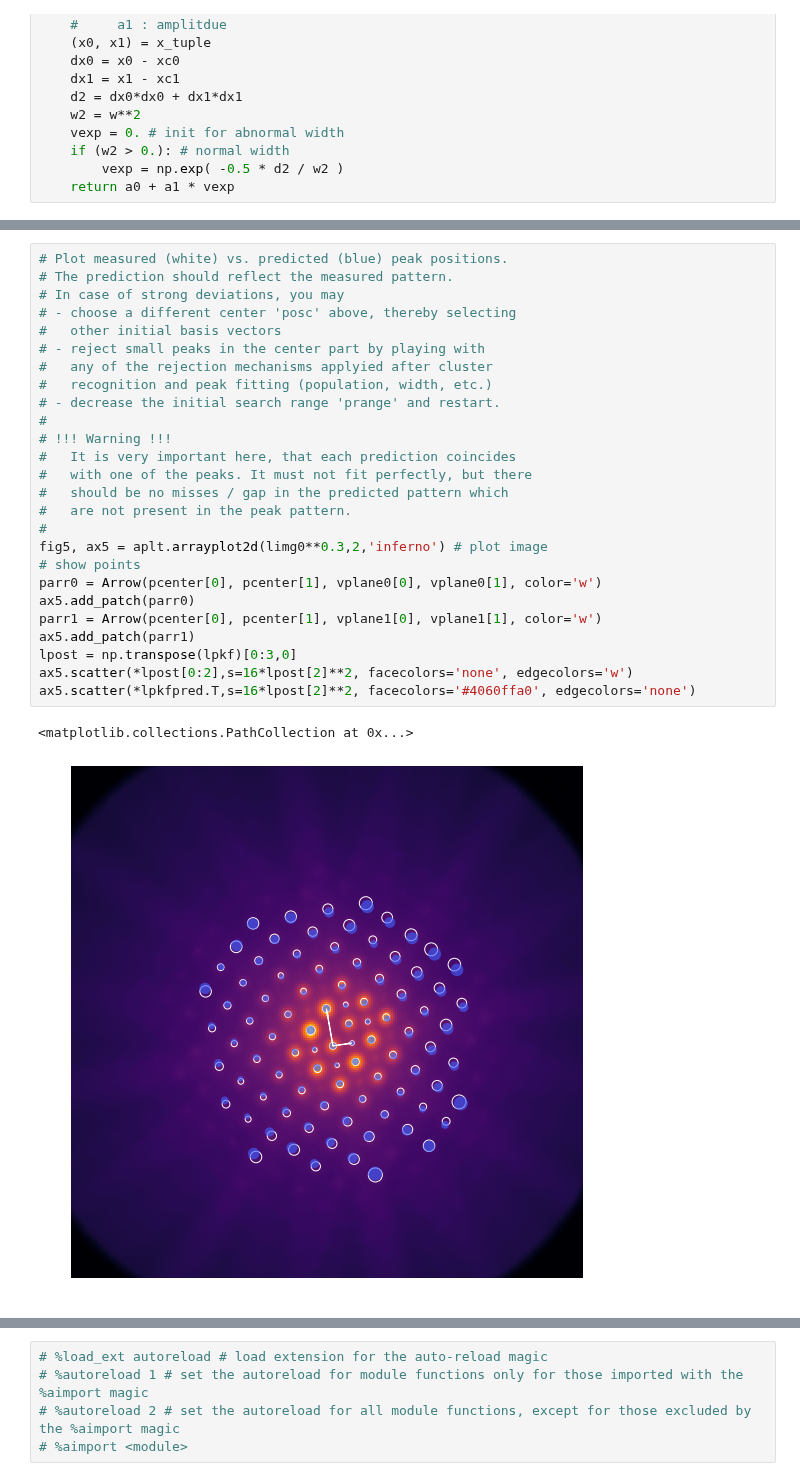
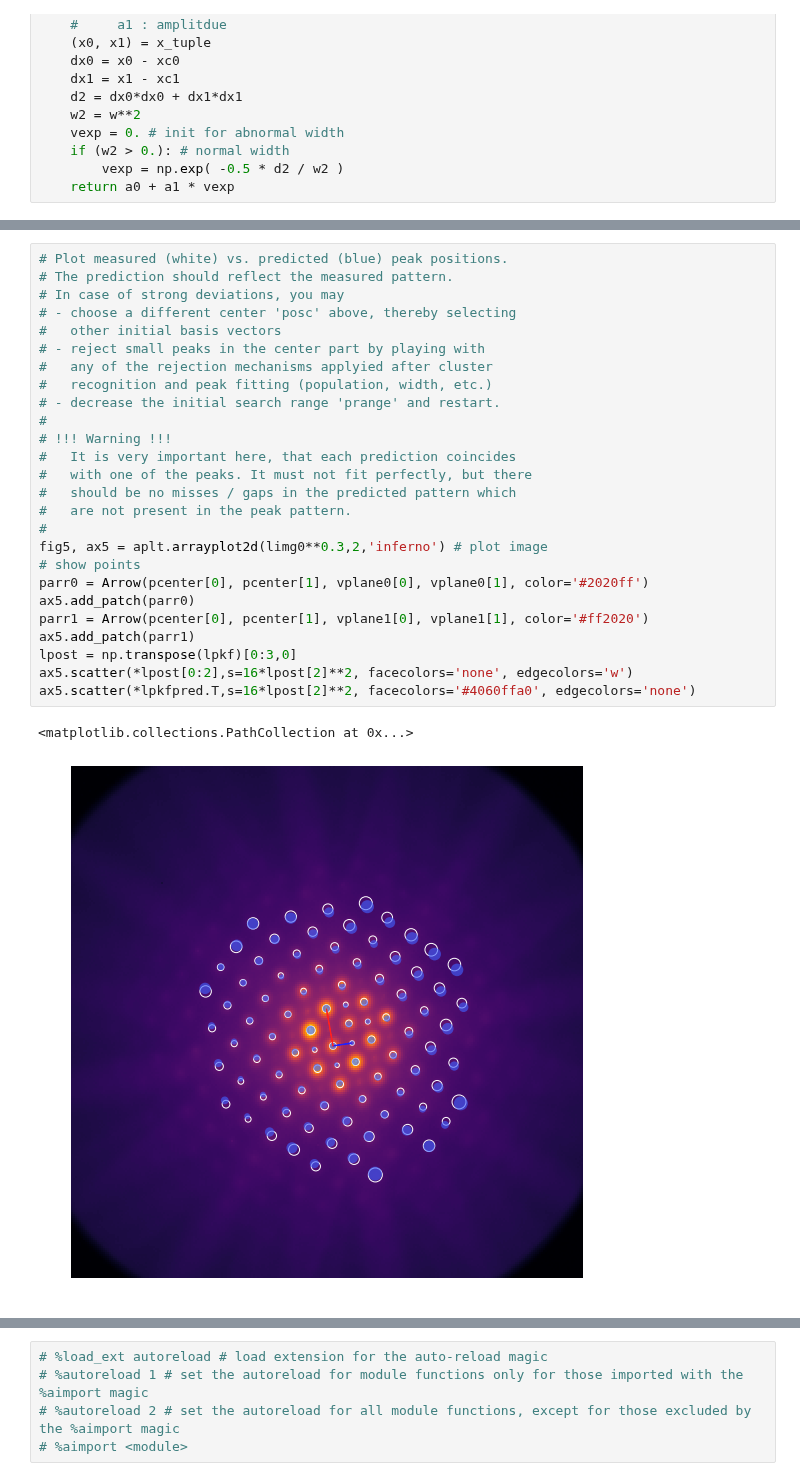
Before and after one commit to ju-bar/emilys, a Jupyter notebook: notebooks/CalibDiffraction.ipynb, the cells around one changed output, grey strips where cells are left out. Drawn from its saved outputs; the diff is of its cells as text.

```diff
--- a/notebooks/CalibDiffraction.ipynb
+++ b/notebooks/CalibDiffraction.ipynb
@@ -330,32 +332,32 @@ for l in range(0, npkf): # loop over all peaks
 # %%
 # Plot measured (white) vs. predicted (blue) peak positions.
 # The prediction should reflect the measured pattern.
 # In case of strong deviations, you may
 # - choose a different center 'posc' above, thereby selecting
 #   other initial basis vectors
 # - reject small peaks in the center part by playing with
 #   any of the rejection mechanisms applyied after cluster
 #   recognition and peak fitting (population, width, etc.)
 # - decrease the initial search range 'prange' and restart.
 #
 # !!! Warning !!!
 #   It is very important here, that each prediction coincides
 #   with one of the peaks. It must not fit perfectly, but there
-#   should be no misses / gap in the predicted pattern which
+#   should be no misses / gaps in the predicted pattern which
 #   are not present in the peak pattern.
 #
 fig5, ax5 = aplt.arrayplot2d(limg0**0.3,2,'inferno') # plot image
 # show points
-parr0 = Arrow(pcenter[0], pcenter[1], vplane0[0], vplane0[1], color='w')
+parr0 = Arrow(pcenter[0], pcenter[1], vplane0[0], vplane0[1], color='#2020ff')
 ax5.add_patch(parr0)
-parr1 = Arrow(pcenter[0], pcenter[1], vplane1[0], vplane1[1], color='w')
+parr1 = Arrow(pcenter[0], pcenter[1], vplane1[0], vplane1[1], color='#ff2020')
 ax5.add_patch(parr1)
 lpost = np.transpose(lpkf)[0:3,0]
 ax5.scatter(*lpost[0:2],s=16*lpost[2]**2, facecolors='none', edgecolors='w')
 ax5.scatter(*lpkfpred.T,s=16*lpost[2]**2, facecolors='#4060ffa0', edgecolors='none')
 # %% [output]
 <matplotlib.collections.PathCollection at 0x...>
-[figure, old version]
+[figure, new version]
 # %%
 # Fit projection functions: k -> pixel to the set of peak positions
 # using the lattice assignment made above.
```
Also changed, not shown: parts of 11 cells of this notebook, 1 other file.
